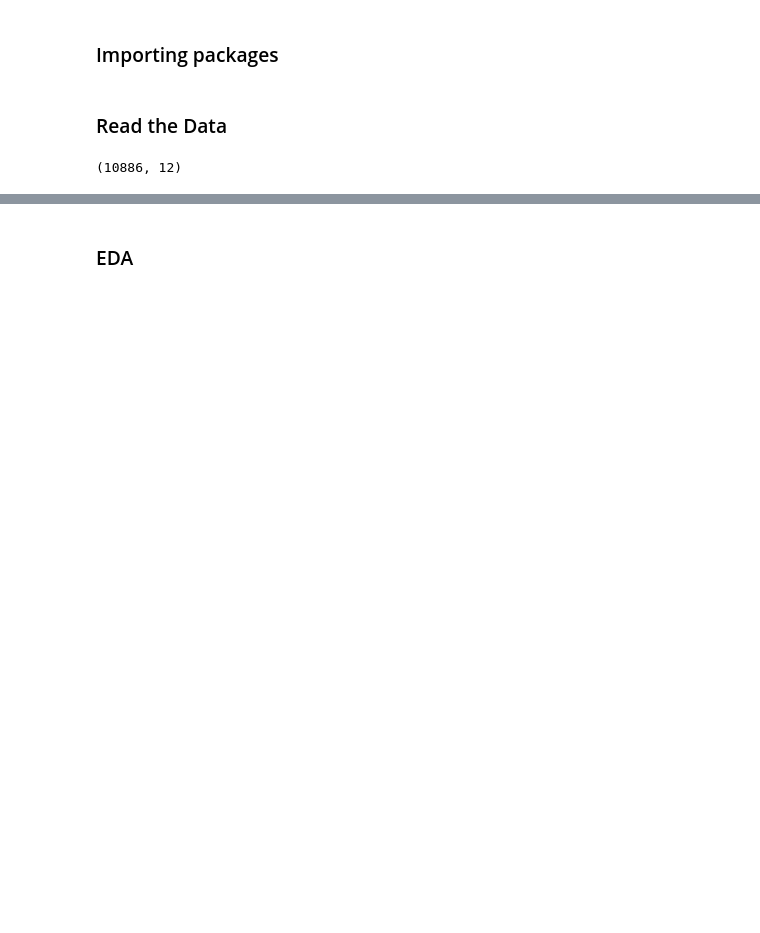
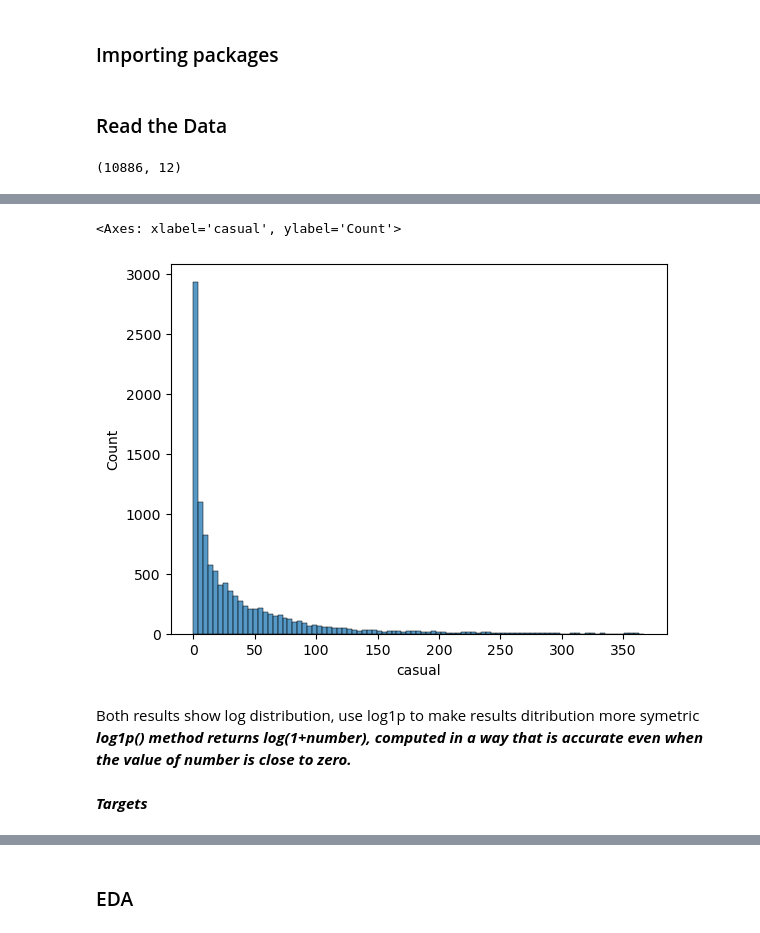
Before and after one commit to ElizavetaBugaeva/bootcamp_projects, a Jupyter notebook: week_03/Project Week 3.ipynb, the cells around one changed output, grey strips where cells are left out. Drawn from its saved outputs; the diff is of its cells as text; code cells hidden in the pictures; blank space fills up the shorter version.

```diff
--- a/week_03/Project Week 3.ipynb
+++ b/week_03/Project Week 3.ipynb
@@ -104,0 +141,10 @@ train.describe()
+# %%
+sns.histplot(data = train, x='casual')
+# %% [output]
+<Axes: xlabel='casual', ylabel='Count'>
+[figure, added]
+# %% [markdown]
+Both results show log distribution, use log1p to make results ditribution more symetric
+***log1p() method returns log(1+number), computed in a way that is accurate even when the value of number is close to zero.***
+# %% [markdown]
+***Targets***
```
Also changed, not shown: parts of 112 cells of this notebook.
